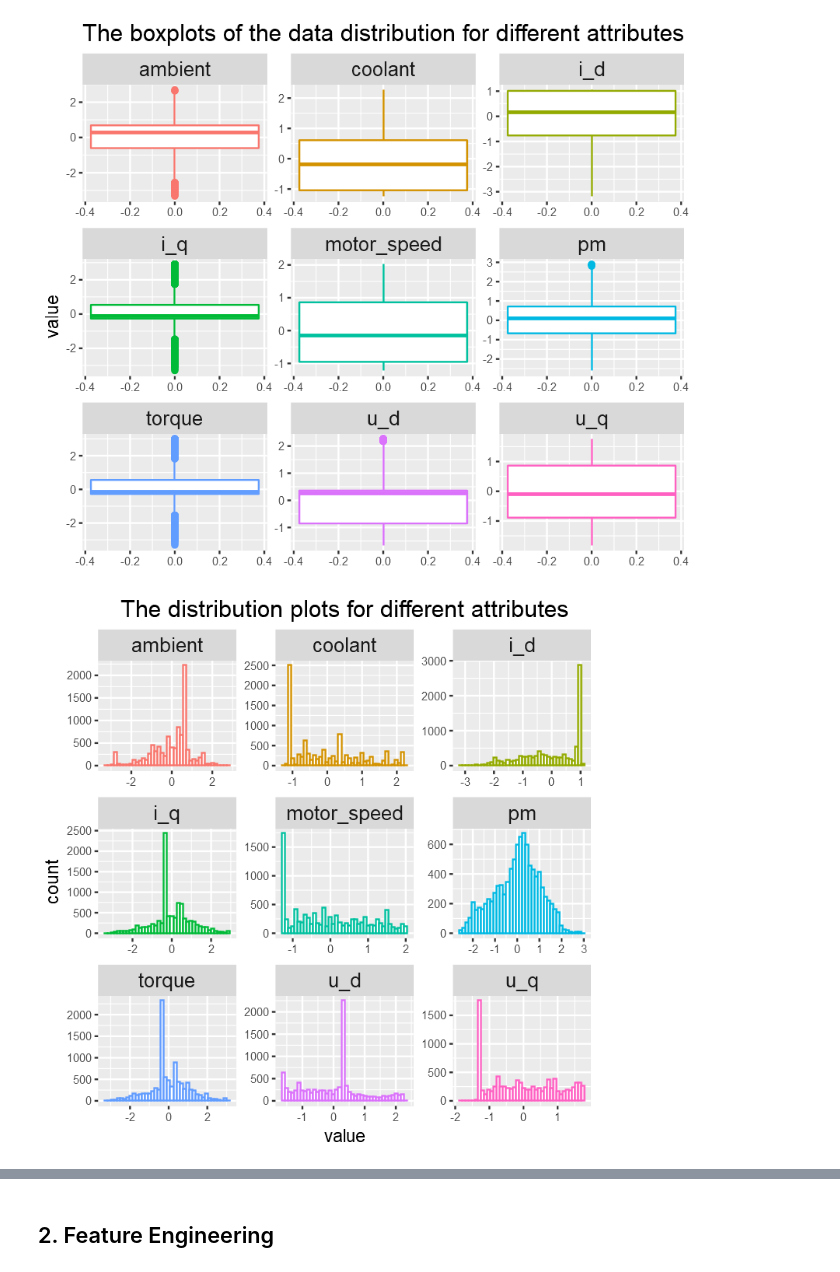
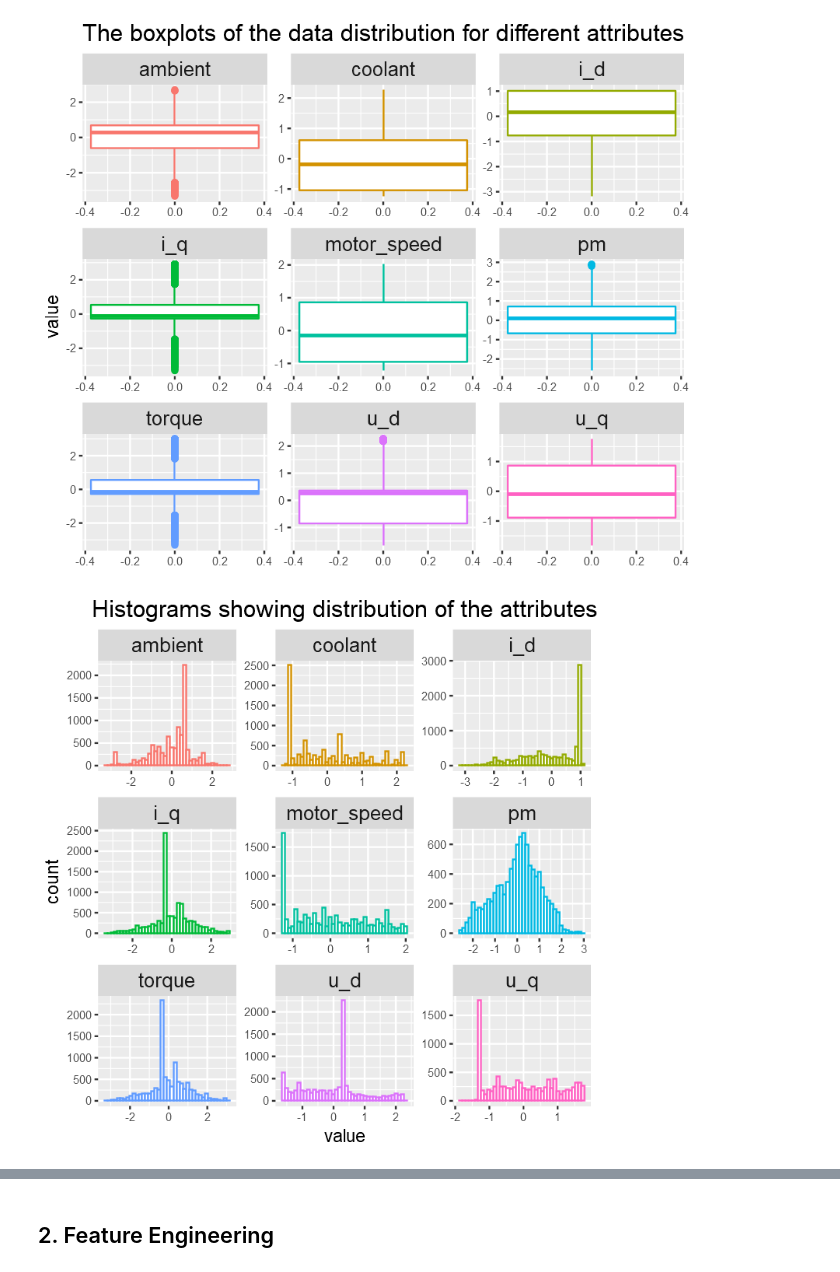
Before and after one commit to DanielTranDS/RotorTemperature-EDA-Regression, a Jupyter notebook: RotorTemp_ModellingCodes.ipynb, the cells around one changed output, grey strips where cells are left out. Drawn from its saved outputs; the diff is of its cells as text; code cells hidden in the pictures.

```diff
--- a/RotorTemp_ModellingCodes.ipynb
+++ b/RotorTemp_ModellingCodes.ipynb
@@ -211,13 +213,13 @@ ggplot(df_long,aes(y=value,colour=name))+geom_boxplot()+
 # %%
 #Plot the histogram
 options(repr.plot.width=6, repr.plot.height=6)
 
 ggplot(df_long, aes(x=value,colour=name)) +
   geom_histogram(fill='white',bins=40)+facet_wrap(~name, scales="free")+
-  ggtitle("The distribution plots for different attributes")+
+  ggtitle("Histograms showing distribution of the attributes")+
   theme( strip.text.x = element_text(size = 15),plot.title = element_text(size=18,hjust=0.5),
       axis.title.y = element_text(size = rel(1.2), angle = 90),
       axis.title.x = element_text(size = rel(1.2)),
       legend.position='none' )
 # %% [output]
-[figure, old version]
+[figure, new version]
```
Also changed, not shown: parts of 5 cells of this notebook.
